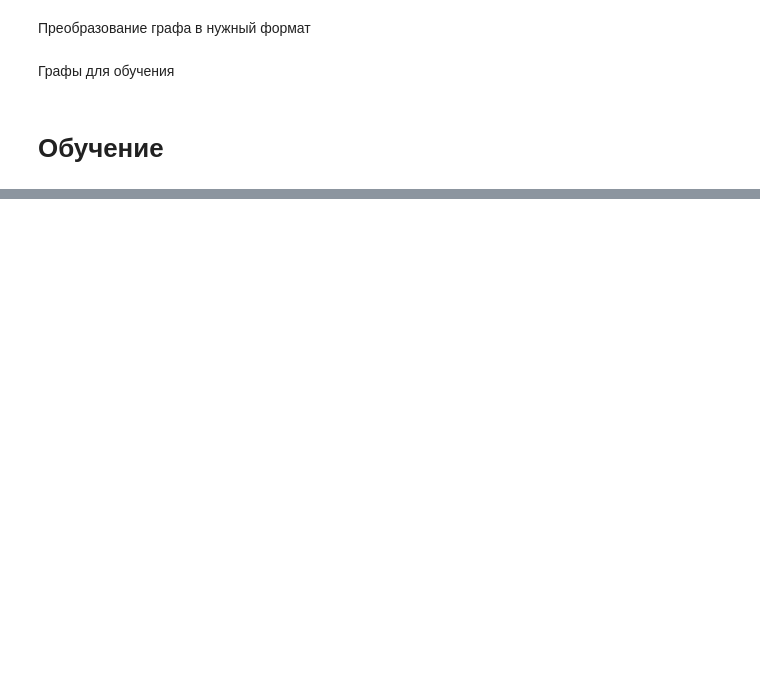
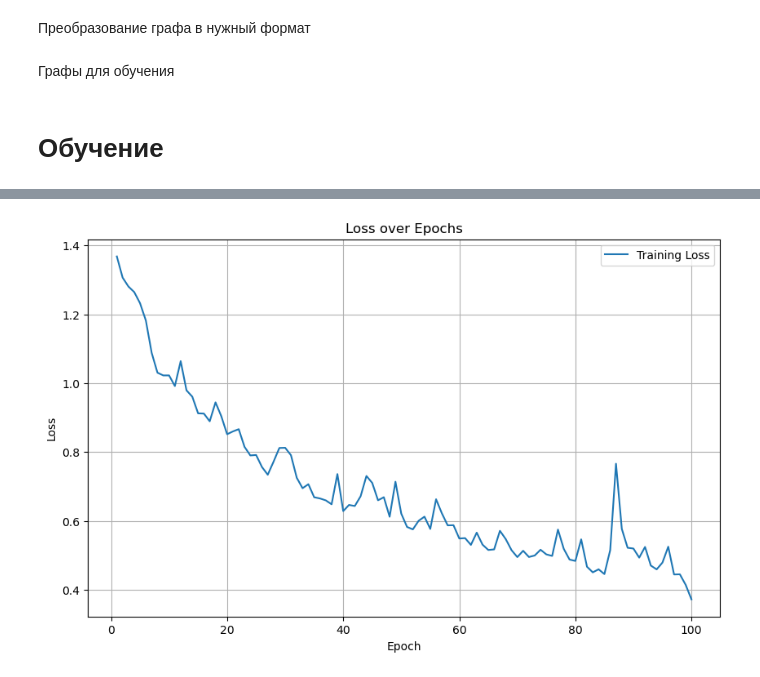
Before and after one commit to nad-igolki/mobiraph, a Jupyter notebook: models/gnn_train.ipynb, the cells around one changed output, grey strips where cells are left out. Cells and saved outputs as stored; diff of their text form; code cells hidden in the pictures; blank space fills up the shorter version.

```diff
--- a/models/gnn_train.ipynb
+++ b/models/gnn_train.ipynb
@@ -162,0 +273,67 @@ for epoch in range(100):
+# %%
+filename = os.path.join('data', 'kmers.pkl')
+if not os.path.exists(filename):
+    with open(filename, 'wb') as f:
+        pickle.dump(random_kmers, f)
+# %%
+from torch_geometric.loader import DataLoader
+from sklearn.model_selection import train_test_split
+import torch
+from sklearn.metrics import (
+    accuracy_score,
+    precision_recall_fscore_support,
+    confusion_matrix,
+    classification_report
+)
+import numpy as np
+import matplotlib.pyplot as plt
+import seaborn as sns
+
+train_dataset, test_dataset = train_test_split(
+    train_data,
+    test_size=0.2,
+    random_state=42,
+    stratify=[np.argmax(data.y).item() for data in train_data]
+)
+
+batch_size = 32
+train_loader = DataLoader(train_dataset, batch_size=batch_size, shuffle=True)
+test_loader = DataLoader(test_dataset, batch_size=batch_size, shuffle=False)
+
+model = GNN(in_channels=103, hidden_channels=16, out_channels=4, heads=2)
+criterion = torch.nn.CrossEntropyLoss()
+optimizer = torch.optim.Adam(model.parameters(), lr=0.01)
+
+losses = []
+
+epochs = 100
+
+model.train()
+for epoch in range(epochs):
+    total_loss = 0
+    for batch in train_loader:
+        optimizer.zero_grad()
+
+        out = model(batch.x, batch.edge_index, batch.batch)
+
+        loss = criterion(out, batch.y)
+        loss.backward()
+        optimizer.step()
+
+        total_loss += loss.item()
+
+    avg_loss = total_loss / len(train_loader)
+    losses.append(avg_loss)  # Loss value
+
+    if (epoch + 1) % 10 == 0 or epoch == 0:
+        print(f'Epoch {epoch+1}/{epochs}, Loss: {avg_loss:.4f}')
+
+plt.figure(figsize=(10, 6))
+plt.plot(range(1, epochs + 1), losses, label='Training Loss')
+plt.xlabel('Epoch')
+plt.ylabel('Loss')
+plt.title('Loss over Epochs')
+plt.legend()
+plt.grid(True)
+plt.show()
+# %% [output]
@@ -162,0 +351 @@ for epoch in range(100):
+[figure, added]
```
Also changed, not shown: parts of 19 cells of this notebook, 7 other files.
